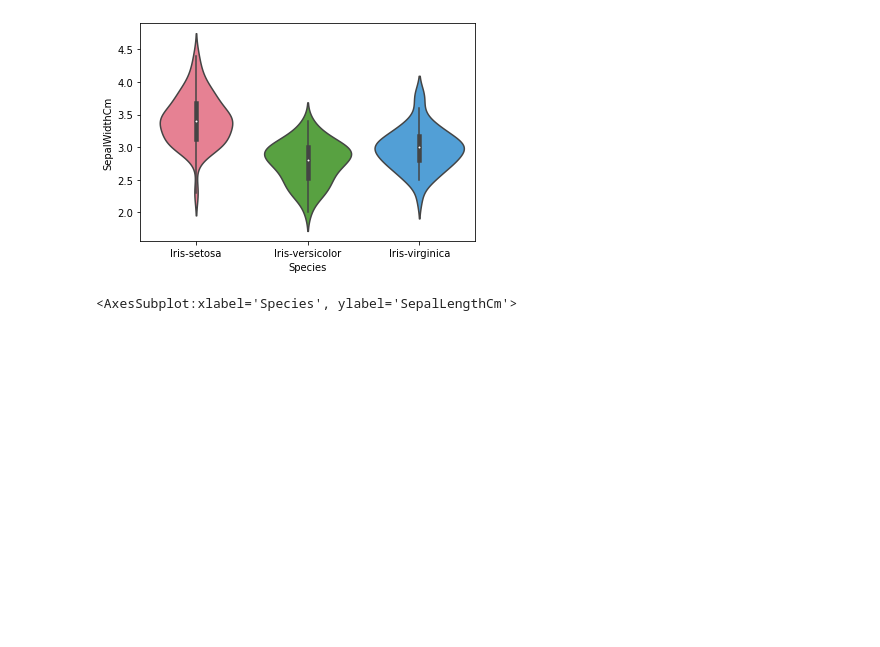
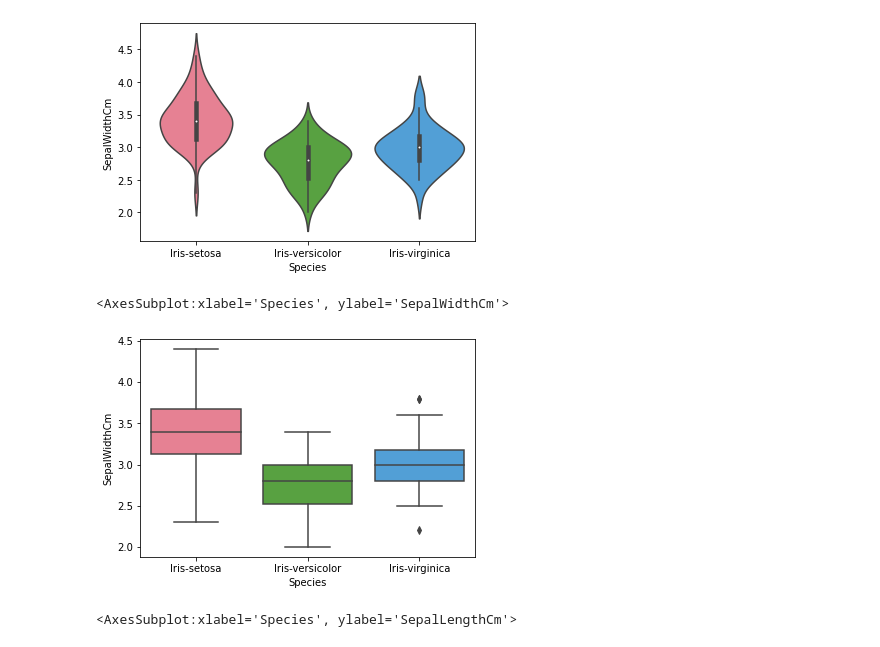
Before and after one commit to KavishGoyal/Grip_Tasks, a Jupyter notebook: Task_3_Unsupervised_Learning.ipynb, the cells around one changed output. Cells and saved outputs as stored; diff of their text form; code cells hidden in the pictures; blank space fills up the shorter version.

```diff
--- a/Task_3_Unsupervised_Learning.ipynb
+++ b/Task_3_Unsupervised_Learning.ipynb
@@ -95,6 +151,12 @@ sns.violinplot(x='Species',y='SepalWidthCm',palette = 'husl',data = iris_data)
 # %% [output]
 <AxesSubplot:xlabel='Species', ylabel='SepalWidthCm'>
 [figure]
+# %%
+## boxplot for looking if any outliers are there
+sns.boxplot(x='Species', y='SepalWidthCm', palette = 'husl',data= iris_data)
+# %% [output]
+<AxesSubplot:xlabel='Species', ylabel='SepalWidthCm'>
+[figure, added]
 # %%
 sns.swarmplot(x='Species',y='SepalLengthCm',palette = 'husl', data = iris_data)
 # %% [output]
```
Also changed, not shown: parts of 26 cells of this notebook.
